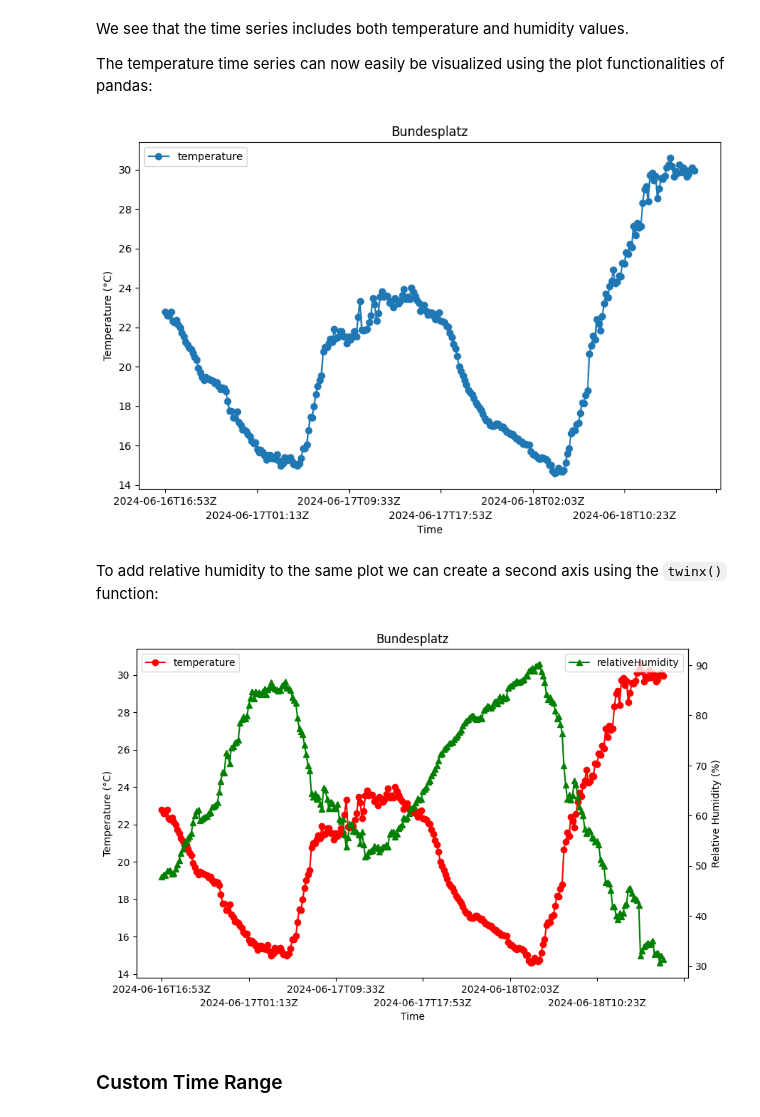
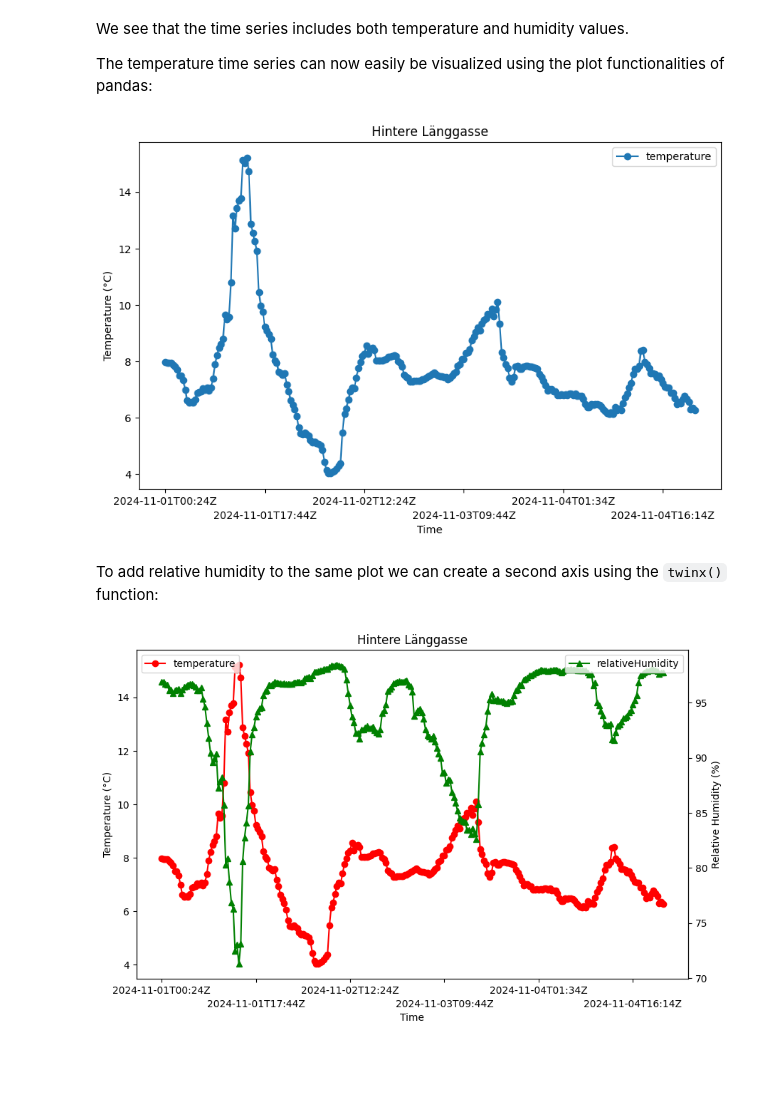
Before and after one commit to meteotest/urban-heat-API-docs, a Jupyter notebook: python_examples.ipynb, the cells around one changed output. Cells and saved outputs as stored; diff of their text form; code cells hidden in the pictures; blank space fills up the shorter version.

```diff
--- a/python_examples.ipynb
+++ b/python_examples.ipynb
@@ -230,9 +229,9 @@ This endpoint takes the stationID as a request argument and returns a time serie
 Let's request the data for the station named 'Kornhausplatz-Bern:
 # %%
 # Based on a station name, get the respective stationId from the DataFrame
-stationId = stations[stations["name"] == "Bundesplatz"].stationId.values[0]
+stationId = stations[stations["name"] == "Hintere Länggasse"].stationId.values[0]
 # Define the URL including the stationId argument
-url = f"https://smart-urban-heat-map.ch/api/v2/timeseries?stationId={stationId}"
+url = f"https://smart-urban-heat-map.ch/api/v2/timeseries?stationId={stationId}&timeFrom=2024-11-01T00:00:00Z&timeTo=2024-11-05T00:00:00Z"
 
 # Make the GET request
 response = requests.get(url)
@@ -297,7 +292,7 @@ ax = timeseries.plot(x='dateObserved', y='temperature', figsize=(10,6), marker='
 # The ax object is a matplotlib axis object which we can use to further customize the plot
 
 # Add a title
-ax.set_title('Bundesplatz')
+ax.set_title('Hintere Länggasse')
 
 # Add labels for the x and y axes
 ax.set_xlabel('Time')
@@ -308,36 +303,34 @@ for i, label in enumerate(ax.get_xticklabels()):
     if i % 2 == 0:  # Check if it's an odd tick
         label.set_y(-0.04)
 # %% [output]
-[figure, old version]
+[figure, new version]
 # %% [markdown]
 To add relative humidity to the same plot we can create a second axis using the `twinx()` function:
 # %%
 # Use the DataFrame plot function to plot the temperature time series as a line plot with markers
 ax = timeseries.plot(x='dateObserved', y='temperature', figsize=(10,6), marker='o', color='red', linestyle='-')
 # The ax object is a matplotlib axis object which we can use to further customize the plot
 
 # Create a second axis for relative humidity
 ax2 = ax.twinx()
 # Plot relative humidity on the second y-axis by specifying the ax object
 timeseries.plot(x='dateObserved', y='relativeHumidity', ax=ax2, color='green', marker='^', linestyle='-')
 
 # Add a title
-ax.set_title('Bundesplatz')
+ax.set_title('Hintere Länggasse')
 
 # Add labels for the x and y axes
 ax.set_xlabel('Time')
 ax.set_ylabel('Temperature (°C)')
 ax2.set_ylabel('Relative Humidity (%)')
 
 # Adjust positions of legends to match positions of y-axes
 ax.legend(loc='upper left')
 ax2.legend(loc='upper right')
 
 # Shift every second x-label for better readability
 for i, label in enumerate(ax.get_xticklabels()):
     if i % 2 == 0:  # Check if it's an odd tick
         label.set_y(-0.04)
 # %% [output]
-[figure, old version]
+[figure, new version]
-# %% [markdown]
-### Custom Time Range
```
Also changed, not shown: parts of 9 cells of this notebook.
